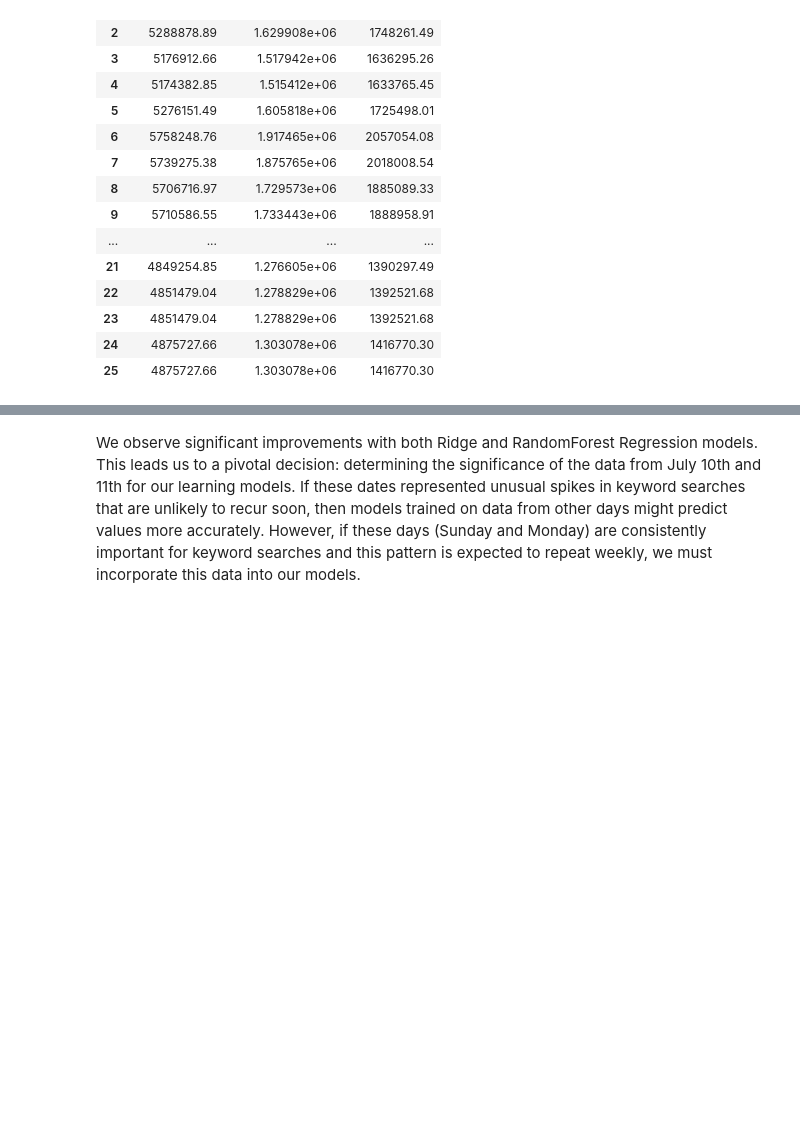
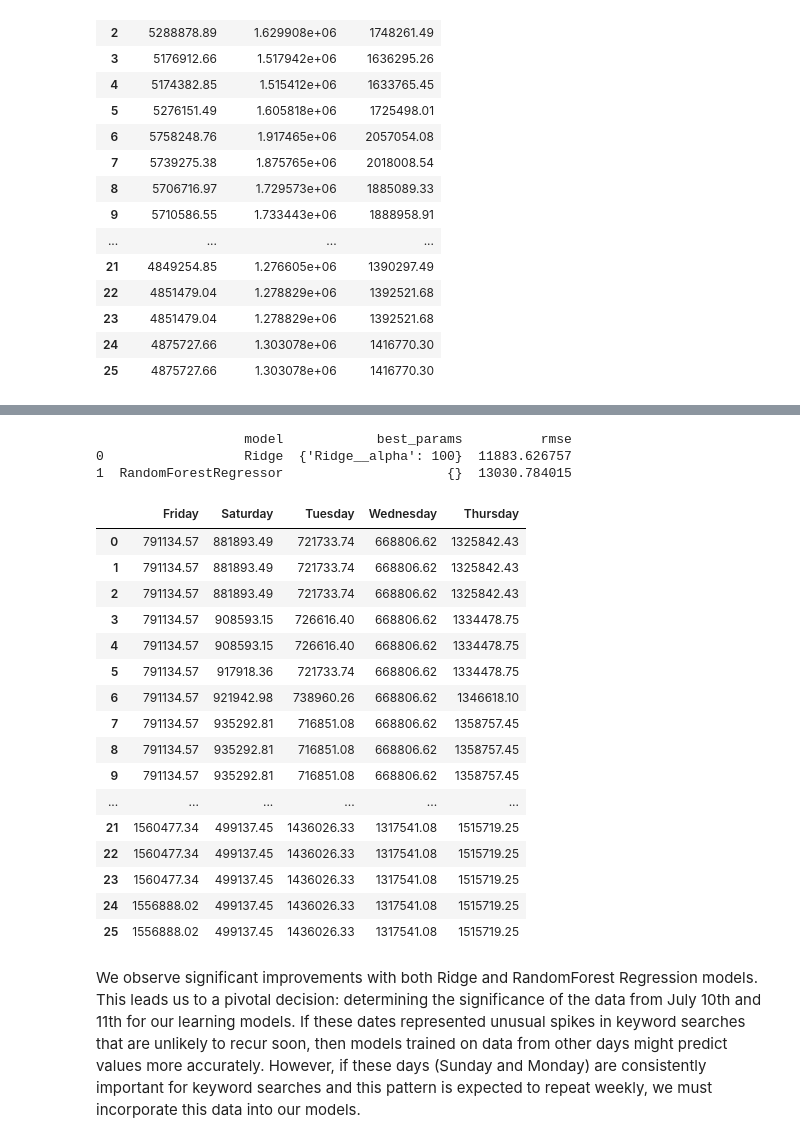
Before and after one commit to Madniel/Search-Volume-Analysis, a Jupyter notebook: Flywheel_clean.ipynb, the cells around one changed output, grey strips where cells are left out. Drawn from its saved outputs; the diff is of its cells as text; code cells hidden in the pictures; blank space fills up the shorter version.

```diff
--- a/Flywheel_clean.ipynb
+++ b/Flywheel_clean.ipynb
@@ -536,7 +535,7 @@ df_time
 | 469307 | 3513283339097 | 3668 | 2022-07-14 | 4008 | 25 | 8.207674 | 11.676237 | ... |
 469308 rows × 9 columns
 # %%
-pivot_df = df_time.pivot_table(index=['keyword_rank', 'search_engine', 'log_keyword_rank', 'keyword_rank_boxcox', 'keyword_rank_yeojohnson'],
+pivot_df = df_time.pivot_table(index=['keyword_rank', 'search_engine', 'log_keyword_rank'],
                           columns='day_of_week',
                           values='searches',
                           aggfunc=np.sum,
@@ -647,3 +646,6 @@ x_columnes = ['log_keyword_rank', 'search_engine']
 y_columnes = ['total_searches', 'average_searches', 'max_searches']
 prediction = get_search_engines_for_rank(np.log1p(1), aggregated_data, x_columnes, y_columnes)
 prediction
+# %%
+pivot_df = pivot_df.drop(columns=['Sunday', 'Monday'])
+pivot_df
@@ -649,0 +666,3 @@ prediction
+# %%
+y_columnes = list(day_mapping.values())
+y_columnes = y_columnes[:2] + y_columnes[4:]
@@ -650,2 +673,27 @@ prediction
+# %%
+x_columnes = ['log_keyword_rank', 'search_engine']
+prediction = get_search_engines_for_rank(np.log1p(1), pivot_df, x_columnes, y_columnes)
+prediction
+# %% [output]
+                   model            best_params          rmse
+0                  Ridge  {'Ridge__alpha': 100}  11883.626757
+1  RandomForestRegressor                     {}  13030.784015
+|  | Friday | Saturday | Tuesday | Wednesday | Thursday |
+| 0 | 791134.57 | 881893.49 | 721733.74 | 668806.62 | 1325842.43 |
+| 1 | 791134.57 | 881893.49 | 721733.74 | 668806.62 | 1325842.43 |
+| 2 | 791134.57 | 881893.49 | 721733.74 | 668806.62 | 1325842.43 |
+| 3 | 791134.57 | 908593.15 | 726616.40 | 668806.62 | 1334478.75 |
+| 4 | 791134.57 | 908593.15 | 726616.40 | 668806.62 | 1334478.75 |
+| 5 | 791134.57 | 917918.36 | 721733.74 | 668806.62 | 1334478.75 |
+| 6 | 791134.57 | 921942.98 | 738960.26 | 668806.62 | 1346618.10 |
+| 7 | 791134.57 | 935292.81 | 716851.08 | 668806.62 | 1358757.45 |
+| 8 | 791134.57 | 935292.81 | 716851.08 | 668806.62 | 1358757.45 |
+| 9 | 791134.57 | 935292.81 | 716851.08 | 668806.62 | 1358757.45 |
+| ... | ... | ... | ... | ... | ... |
+| 21 | 1560477.34 | 499137.45 | 1436026.33 | 1317541.08 | 1515719.25 |
+| 22 | 1560477.34 | 499137.45 | 1436026.33 | 1317541.08 | 1515719.25 |
+| 23 | 1560477.34 | 499137.45 | 1436026.33 | 1317541.08 | 1515719.25 |
+| 24 | 1556888.02 | 499137.45 | 1436026.33 | 1317541.08 | 1515719.25 |
+| 25 | 1556888.02 | 499137.45 | 1436026.33 | 1317541.08 | 1515719.25 |
 # %% [markdown]
 We observe significant improvements with both Ridge and RandomForest Regression models. This leads us to a pivotal decision: determining the significance of the data from July 10th and 11th for our learning models. If these dates represented unusual spikes in keyword searches that are unlikely to recur soon, then models trained on data from other days might predict values more accurately. However, if these days (Sunday and Monday) are consistently important for keyword searches and this pattern is expected to repeat weekly, we must incorporate this data into our models.
```
Also changed, not shown: parts of 9 cells of this notebook.
